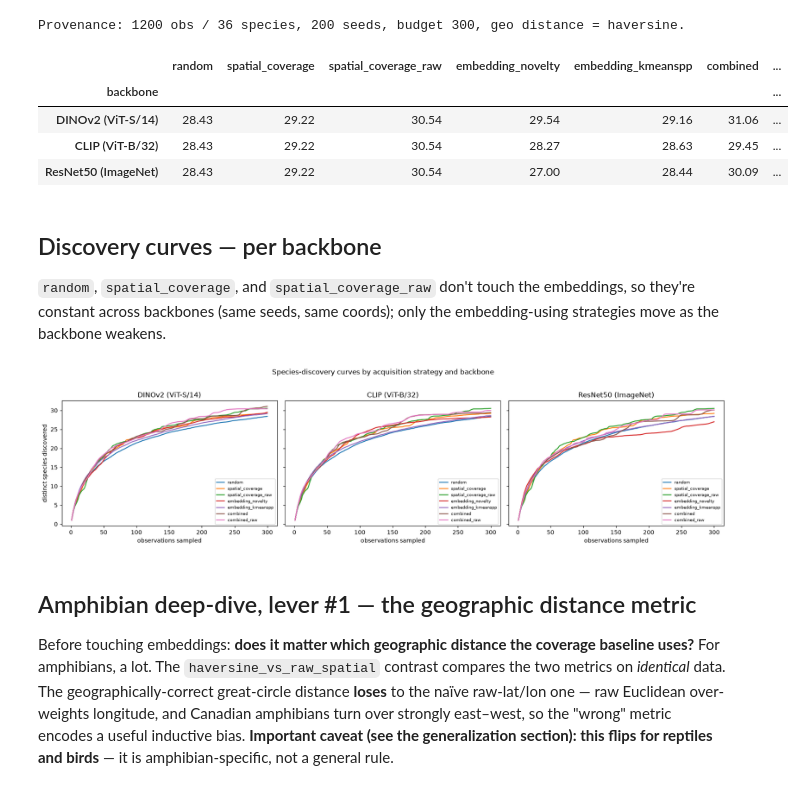
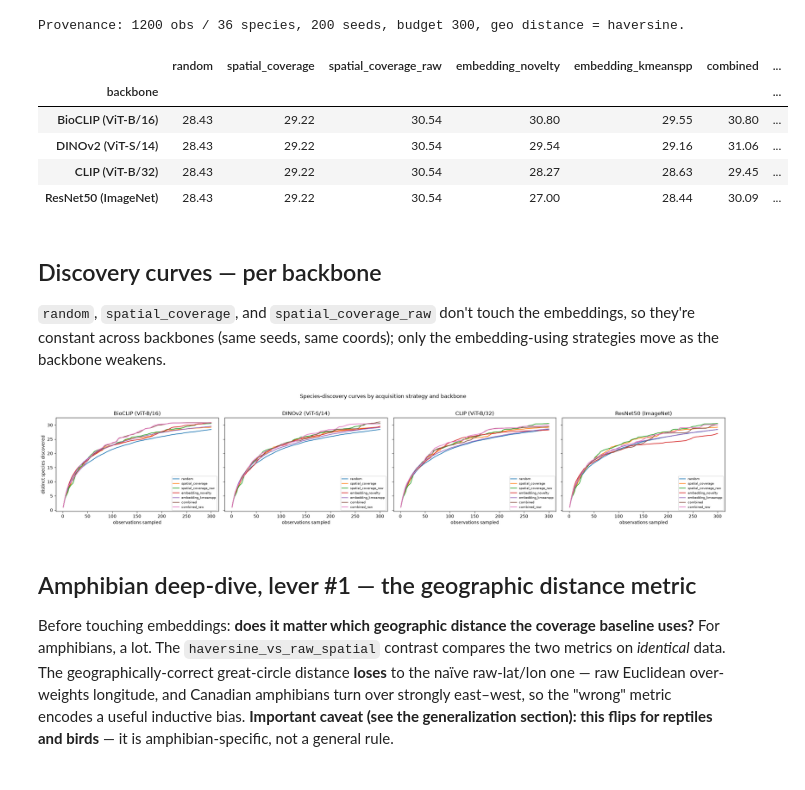
Before and after one commit to PollockLab/where-to-blitz, a Jupyter notebook: discovery-acquisition-experiment.ipynb, the cells around one changed output. Cells and saved outputs as stored; diff of their text form; code cells hidden in the pictures.

```diff
--- a/discovery-acquisition-experiment.ipynb
+++ b/discovery-acquisition-experiment.ipynb
@@ -61,29 +68,30 @@ computed on the cluster and stored in the result JSON.
 # %%
 import glob, json, os
 import pandas as pd
-BACKBONE = {'dinov2_vits14': ('DINOv2 (ViT-S/14)', 0), 'clip_vit_b32': ('CLIP (ViT-B/32)', 1),
-            'resnet50_imagenet': ('ResNet50 (ImageNet)', 2)}
+BACKBONE = {'bioclip': ('BioCLIP (ViT-B/16)', -1), 'dinov2_vits14': ('DINOv2 (ViT-S/14)', 0),
+            'clip_vit_b32': ('CLIP (ViT-B/32)', 1), 'resnet50_imagenet': ('ResNet50 (ImageNet)', 2)}
 STRATS = ['random','spatial_coverage','spatial_coverage_raw',
           'embedding_novelty','embedding_kmeanspp','combined','combined_raw']
 runs = {}
 for p in sorted(glob.glob('cluster_results/*/exp_discovery_results*.json')):
     d = json.load(open(p)); runs[d['meta']['backbone']] = d
 order = sorted(runs, key=lambda b: BACKBONE.get(b, (b, 9))[1])
 runs = {b: runs[b] for b in order}            # backbone is the experiment's only axis
 m0 = next(iter(runs.values()))['meta']
 print(f"Provenance: {m0['n_obs']} obs / {m0['n_species']} species, {m0['seeds']} seeds, "
       f"budget {m0['budget']}, geo distance = {m0.get('geo_distance','?')}.")
 def sp(d, k): return round(d['results'][k]['species_at_budget_mean'], 2)
 rows = []
 for bb, d in runs.items():
     row = {'backbone': BACKBONE.get(bb, (bb,))[0]}
     for k in STRATS: row[k] = sp(d, k)
     rows.append(row)
 pd.DataFrame(rows).set_index('backbone')
 # %% [output]
 Provenance: 1200 obs / 36 species, 200 seeds, budget 300, geo distance = haversine.
 |  | random | spatial_coverage | spatial_coverage_raw | embedding_novelty | embedding_kmeanspp | combined | ... |
 | backbone |  |  |  |  |  |  | ... |
+| BioCLIP (ViT-B/16) | 28.43 | 29.22 | 30.54 | 30.80 | 29.55 | 30.80 | ... |
 | DINOv2 (ViT-S/14) | 28.43 | 29.22 | 30.54 | 29.54 | 29.16 | 31.06 | ... |
 | CLIP (ViT-B/32) | 28.43 | 29.22 | 30.54 | 28.27 | 28.63 | 29.45 | ... |
 | ResNet50 (ImageNet) | 28.43 | 29.22 | 30.54 | 27.00 | 28.44 | 30.09 | ... |
@@ -103,7 +111,7 @@ axes[0][0].set_ylabel("distinct species discovered")
 fig.suptitle("Species-discovery curves by acquisition strategy and backbone", y=1.02)
 plt.tight_layout(); plt.show()
 # %% [output]
-[figure, old version]
+[figure, new version]
 # %% [markdown]
 ## Amphibian deep-dive, lever #1 — the geographic distance metric
 
```
Also changed, not shown: parts of 8 cells of this notebook, 13 other files.
